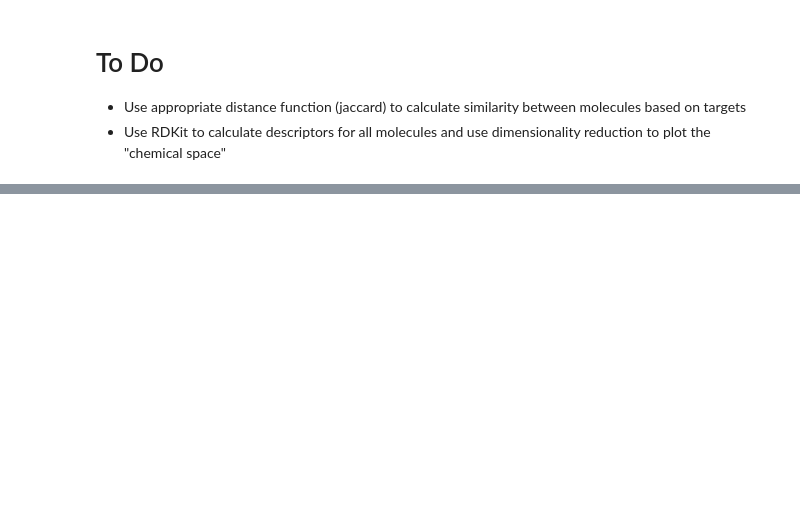
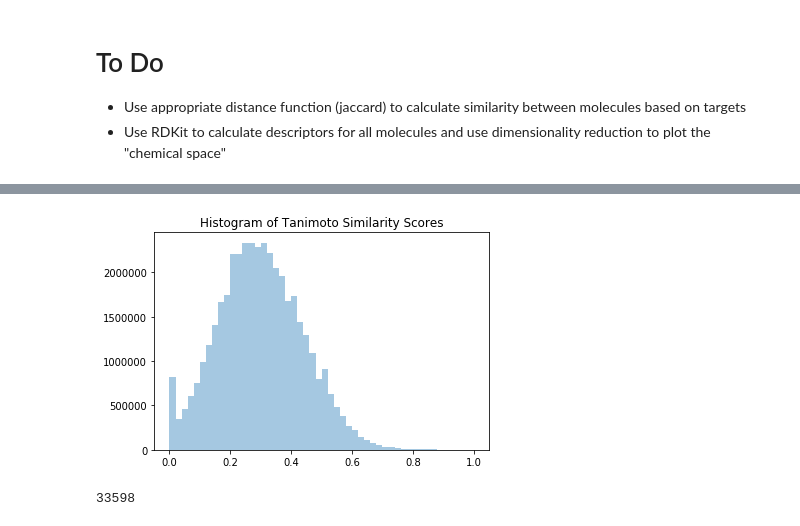
Before and after one commit to bio2bel/bio2bel-notebooks, a Jupyter notebook: Clustering Drugs from DrugBank.ipynb, the cells around one changed output, grey strips where cells are left out. Cells and saved outputs as stored; diff of their text form; code cells hidden in the pictures; blank space fills up the shorter version.

```diff
--- a/Clustering Drugs from DrugBank.ipynb
+++ b/Clustering Drugs from DrugBank.ipynb
@@ -97,3 +164,12 @@ df
 
 - Use appropriate distance function (jaccard) to calculate similarity between molecules based on targets
 - Use RDKit to calculate descriptors for all molecules and use dimensionality reduction to plot the "chemical space"
+# %%
+mols = {
+    drug.name: MolFromInchi(inchi=drug.inchi)
+    for drug in tqdm(
+        drugbank_manager.list_drugs(),
+        total=drugbank_manager.count_drugs()
+    )
+    if drug.inchi
+}
@@ -99,0 +195,6 @@ df
+# %%
+fps = {
+    name: MACCSkeys.GenMACCSKeys(mol)
+    for name, mol in tqdm(mols.items())
+    if mol is not None
+}
@@ -99,0 +203,6 @@ df
+# %%
+sim = {
+    (x, y): DataStructs.FingerprintSimilarity(fps[x], fps[y])
+    # can also use FingerprintMols
+    for x, y, in tqdm(itt.combinations(fps, 2))
+}
@@ -99,0 +214,14 @@ df
+# %%
+plt.title('Histogram of Tanimoto Similarity Scores')
+sns.distplot(list(sim.values()), kde=False)
+plt.show()
+# %% [output]
+[figure, added]
+# %%
+# Make BEL graph
+
+cutoff = 0.8
+
+sum(1 for _, similarity in sim.items() if cutoff < similarity)
+# %% [output]
+33598
```
Also changed, not shown: parts of 35 cells of this notebook.
